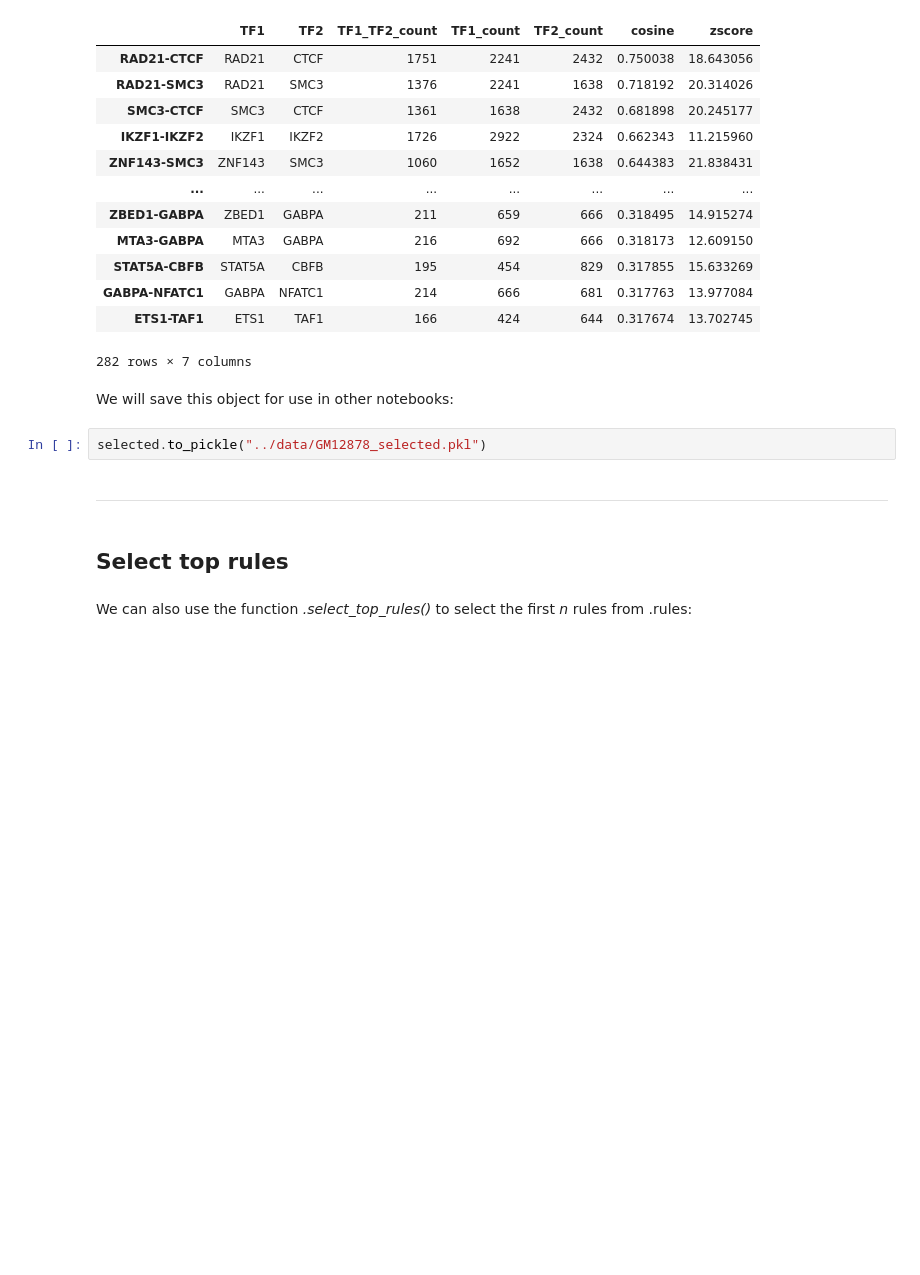
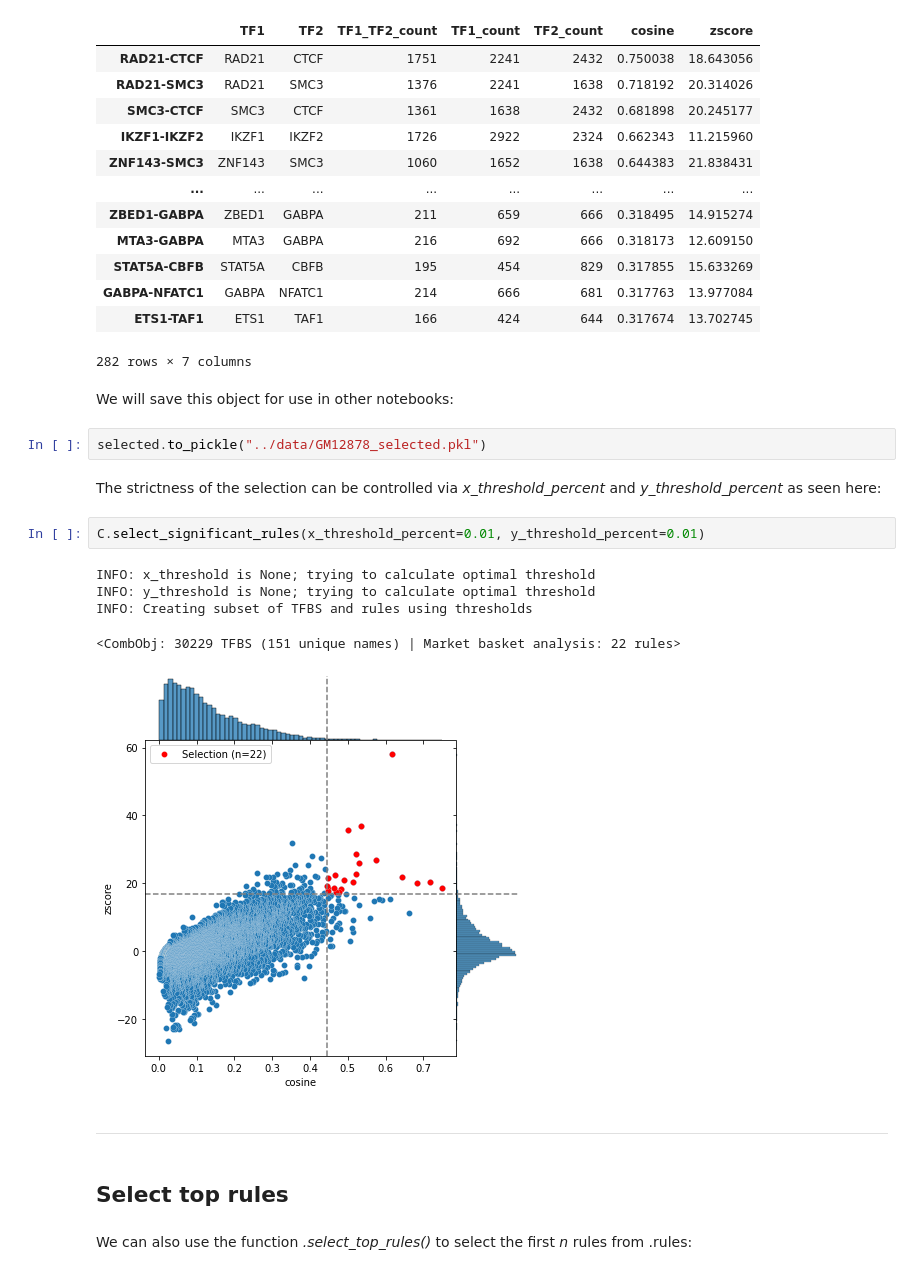
Before and after one commit to loosolab/TF-COMB, a Jupyter notebook: examples/Select_rules.ipynb, the cells around one changed output. Saved outputs shown, nothing was run; the diff lists cells and outputs as text; blank space fills up the shorter version.

```diff
--- a/examples/Select_rules.ipynb
+++ b/examples/Select_rules.ipynb
@@ -48,6 +48,16 @@ selected.rules
 We will save this object for use in other notebooks:
 # %%
 selected.to_pickle("../data/GM12878_selected.pkl")
+# %% [markdown]
+The strictness of the selection can be controlled via _x\_threshold\_percent_ and _y\_threshold\_percent_ as seen here:
+# %%
+C.select_significant_rules(x_threshold_percent=0.01, y_threshold_percent=0.01)
+# %% [output]
+INFO: x_threshold is None; trying to calculate optimal threshold
+INFO: y_threshold is None; trying to calculate optimal threshold
+INFO: Creating subset of TFBS and rules using thresholds
+<CombObj: 30229 TFBS (151 unique names) | Market basket analysis: 22 rules>
+[figure, added]
 # %% [markdown]
 ------------
 # %% [markdown]
```
Also changed, not shown: 2 other files.
